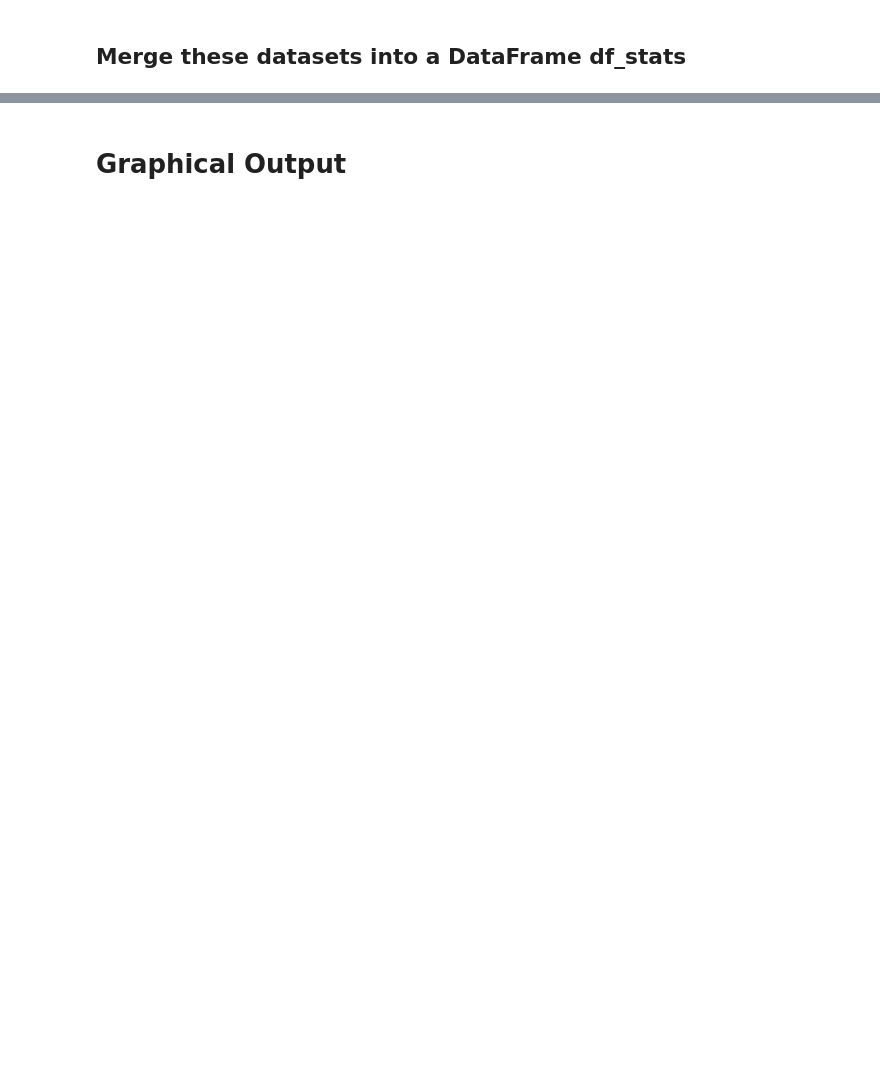
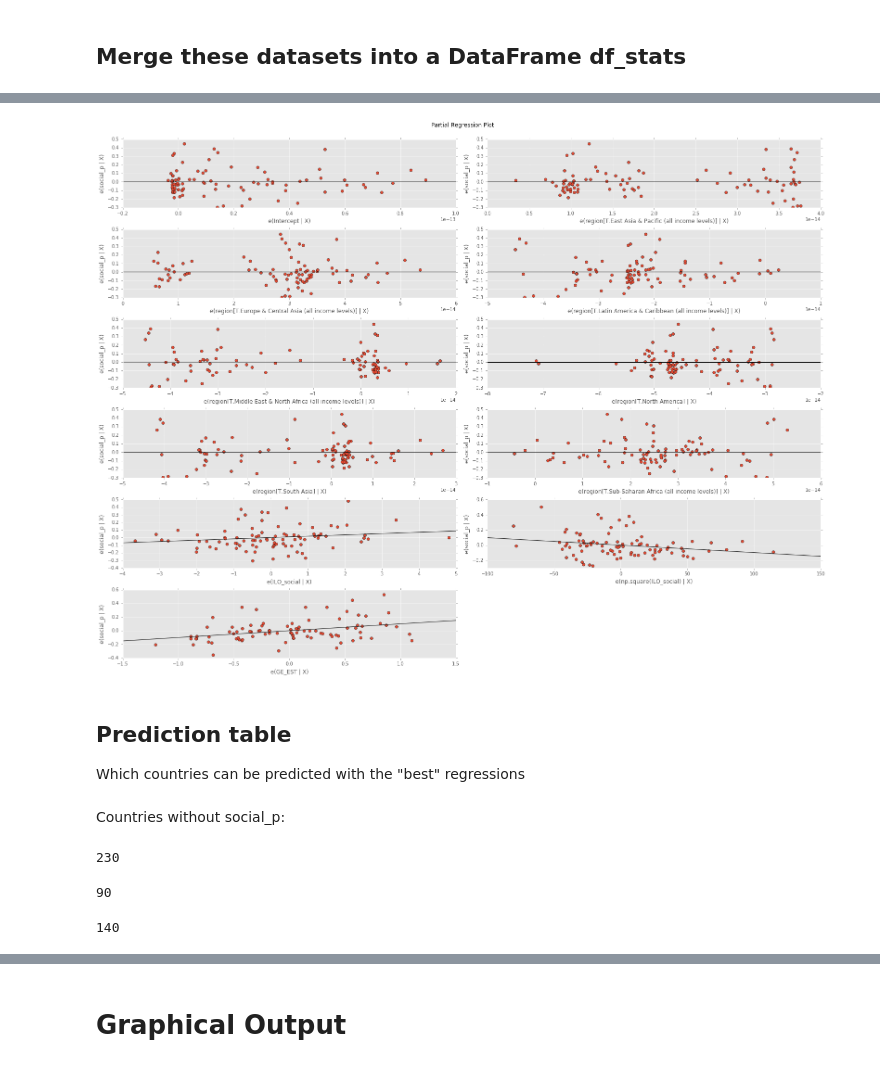
Before and after one commit to adrivsh/wb_social_transfers, a Jupyter notebook: social protection and governance analysis.ipynb, the cells around one changed output, grey strips where cells are left out. Saved outputs shown, nothing was run; the diff lists cells and outputs as text; code cells hidden in the pictures; blank space fills up the shorter version.

```diff
--- a/social protection and governance analysis.ipynb
+++ b/social protection and governance analysis.ipynb
@@ -290,0 +294,4 @@ OLS Regression Results
+# %%
+formula4='social_p ~ ILO_social + np.square(ILO_social) + GE_EST + region'
+regress_p4 = smf.ols(formula=formula4, data=df_stats).fit()
+regress_p4.summary()
@@ -290,0 +325,25 @@ OLS Regression Results
+# %%
+figure = plt.figure(figsize=(22,17))
+sm.graphics.plot_partregress_grid(regress_p4, fig=figure)
+figure.savefig('regress_p4.pdf', format = 'pdf')
+# %% [output]
+[figure, added]
+# %% [markdown]
+## Prediction table
+Which countries can be predicted with the "best" regressions
+# %% [markdown]
+Countries without social_p:
+# %%
+len(df_stats.index)
+# %% [output]
+230
+# %%
+countries_social_p = df_stats[df_stats.social_p.notnull()]
+len(countries_social_p.index)
+# %% [output]
+90
+# %%
+countries_no_social_p = df_stats[df_stats.social_p.isnull()]
+len(countries_no_social_p.index)
+# %% [output]
+140
```
Also changed, not shown: parts of 67 cells of this notebook.
